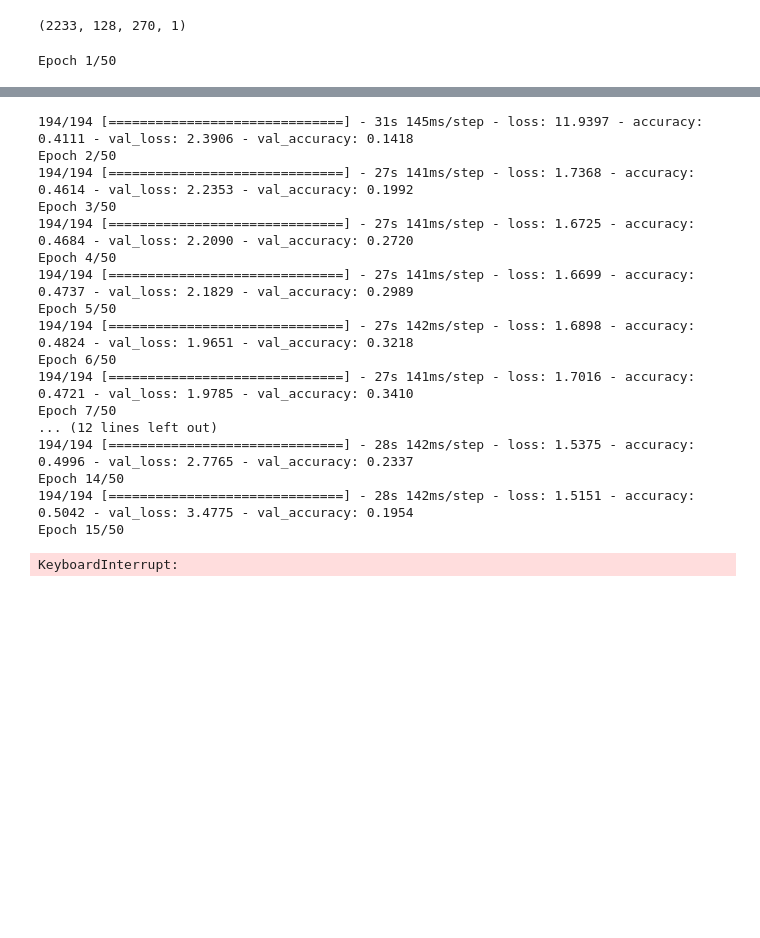
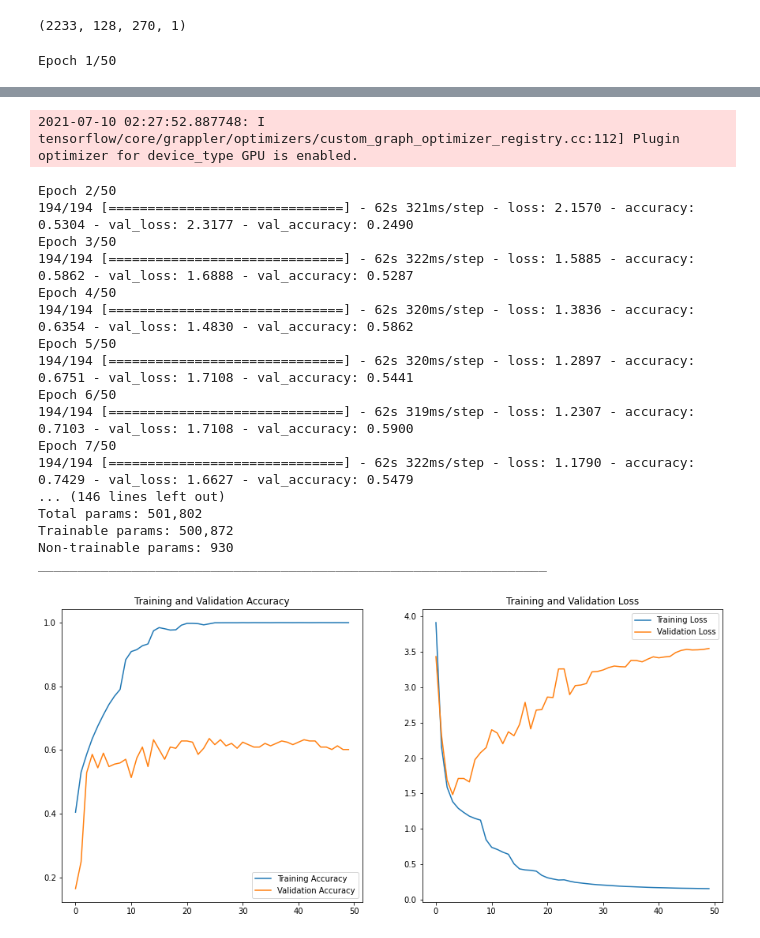
Before and after one commit to omarkhaled99/speech_emotion_recognition, a Jupyter notebook: PR_assignment3-3.ipynb, the cells around one changed output, grey strips where cells are left out. Drawn from its saved outputs; the diff is of its cells as text; code cells hidden in the pictures; blank space fills up the shorter version.

```diff
--- a/PR_assignment3-3.ipynb
+++ b/PR_assignment3-3.ipynb
@@ -177,7 +181,7 @@ num_classes = 6
 
 def CREMA_model(lamda,dropout):
     model = Sequential()
-
+    model.add(BatchNormalization())
     model.add(Conv2D(16, 7,strides=(2, 2), padding ="same",input_shape=(128, 270, 1),use_bias=True,kernel_regularizer=l2(lamda)))
 
     model.add(Activation('relu'))
@@ -214,12 +218,18 @@ def CREMA_model(lamda,dropout):
 
 
     model.add(Flatten())  # this converts our 3D feature maps to 1D feature vectors
+    # model.add(Dense(2048,use_bias=True,kernel_regularizer=l2(lamda)))
+    # model.add(Activation('relu'))
+    # model.add(Dropout(dropout))
+    # model.add(Dense(1024,use_bias=True,kernel_regularizer=l2(lamda)))
+    # model.add(Activation('relu'))
+    # model.add(Dropout(dropout))
     model.add(Dense(512,use_bias=True))
     model.add(Activation('relu'))
     model.add(Dropout(dropout))
     model.add(Dense(num_classes,use_bias=True))
     model.add(Activation('softmax'))
-    initial_learning_rate = 0.01
+    initial_learning_rate = 0.1
     # optimizer = optimizers.Adam(learning_rate=0.001, beta_1=0.9, beta_2=0.999, epsilon=1e-08, decay=0.0)
     # lr_schedule = optimizers.schedules.ExponentialDecay(
     #     initial_learning_rate=initial_learning_rate,
@@ -237,6 +247,7 @@ def CREMA_model(lamda,dropout):
                 optimizer='Adam',
                 metrics=['accuracy'])
 
+
     # batch_size = 16
     return model
 # %%
@@ -1459,9 +1450,9 @@ print(x_test_np_array.shape)
 # %% [output]
 (2233, 128, 270, 1)
 # %%
-
-model = CREMA_model(0.2,0.3)
-lr_reduce = ReduceLROnPlateau(monitor="val_accuracy", factor=0.5, patience=5, min_lr=0.0,cooldown=1, verbose=0, mode='max', min_delta=0.0001)
+batch_size = 128
+model = CREMA_model(0.01,0.5)
+lr_reduce = ReduceLROnPlateau(monitor="val_loss", factor=0.5, patience=5, min_lr=0.0,cooldown=1, verbose=0, mode='min', min_delta=0.009)
 # model = CREMA_model(0.425,0.3)
 history = model.fit(
     train_x_np_array,
@@ -1478,15 +1469,15 @@ history = model.fit(
 #     epochs=epochs,
 #     validation_data=(x_validate_np_array,y_validte),
 #     batch_size=batch_size,
-#     # callbacks=[LearningRateScheduler(lr_step_decay, verbose=2)],
+#     callbacks=[LearningRateScheduler(lr_step_decay, verbose=2)],
 # )
-
+model.summary()
 acc = history.history['accuracy']
 val_acc = history.history['val_accuracy']
 loss = history.history['loss']
 val_loss = history.history['val_loss']
 
-epochs_range = range(20)
+epochs_range = range(50)
 
 plt.figure(figsize=(15, 15))
 plt.subplot(2, 2, 1)
@@ -1511,18 +1502,19 @@ Epoch 1/50
-194/194 [==============================] - 31s 145ms/step - loss: 11.9397 - accuracy: 0.4111 - val_loss: 2.3906 - val_accuracy: 0.1418
-Epoch 2/50
-194/194 [==============================] - 27s 141ms/step - loss: 1.7368 - accuracy: 0.4614 - val_loss: 2.2353 - val_accuracy: 0.1992
-Epoch 3/50
-194/194 [==============================] - 27s 141ms/step - loss: 1.6725 - accuracy: 0.4684 - val_loss: 2.2090 - val_accuracy: 0.2720
-Epoch 4/50
-194/194 [==============================] - 27s 141ms/step - loss: 1.6699 - accuracy: 0.4737 - val_loss: 2.1829 - val_accuracy: 0.2989
-Epoch 5/50
-194/194 [==============================] - 27s 142ms/step - loss: 1.6898 - accuracy: 0.4824 - val_loss: 1.9651 - val_accuracy: 0.3218
-Epoch 6/50
-194/194 [==============================] - 27s 141ms/step - loss: 1.7016 - accuracy: 0.4721 - val_loss: 1.9785 - val_accuracy: 0.3410
-Epoch 7/50
-... (12 lines left out)
-194/194 [==============================] - 28s 142ms/step - loss: 1.5375 - accuracy: 0.4996 - val_loss: 2.7765 - val_accuracy: 0.2337
-Epoch 14/50
-194/194 [==============================] - 28s 142ms/step - loss: 1.5151 - accuracy: 0.5042 - val_loss: 3.4775 - val_accuracy: 0.1954
-Epoch 15/50
+2021-07-10 02:27:52.887748: I tensorflow/core/grappler/optimizers/custom_graph_optimizer_registry.cc:112] Plugin optimizer for device_type GPU is enabled.
-KeyboardInterrupt:
+Epoch 2/50
+194/194 [==============================] - 62s 321ms/step - loss: 2.1570 - accuracy: 0.5304 - val_loss: 2.3177 - val_accuracy: 0.2490
+Epoch 3/50
+194/194 [==============================] - 62s 322ms/step - loss: 1.5885 - accuracy: 0.5862 - val_loss: 1.6888 - val_accuracy: 0.5287
+Epoch 4/50
+194/194 [==============================] - 62s 320ms/step - loss: 1.3836 - accuracy: 0.6354 - val_loss: 1.4830 - val_accuracy: 0.5862
+Epoch 5/50
+194/194 [==============================] - 62s 320ms/step - loss: 1.2897 - accuracy: 0.6751 - val_loss: 1.7108 - val_accuracy: 0.5441
+Epoch 6/50
+194/194 [==============================] - 62s 319ms/step - loss: 1.2307 - accuracy: 0.7103 - val_loss: 1.7108 - val_accuracy: 0.5900
+Epoch 7/50
+194/194 [==============================] - 62s 322ms/step - loss: 1.1790 - accuracy: 0.7429 - val_loss: 1.6627 - val_accuracy: 0.5479
+... (146 lines left out)
+Total params: 501,802
+Trainable params: 500,872
+Non-trainable params: 930
+_________________________________________________________________
+[figure, added]
```
Also changed, not shown: parts of 6 cells of this notebook.
